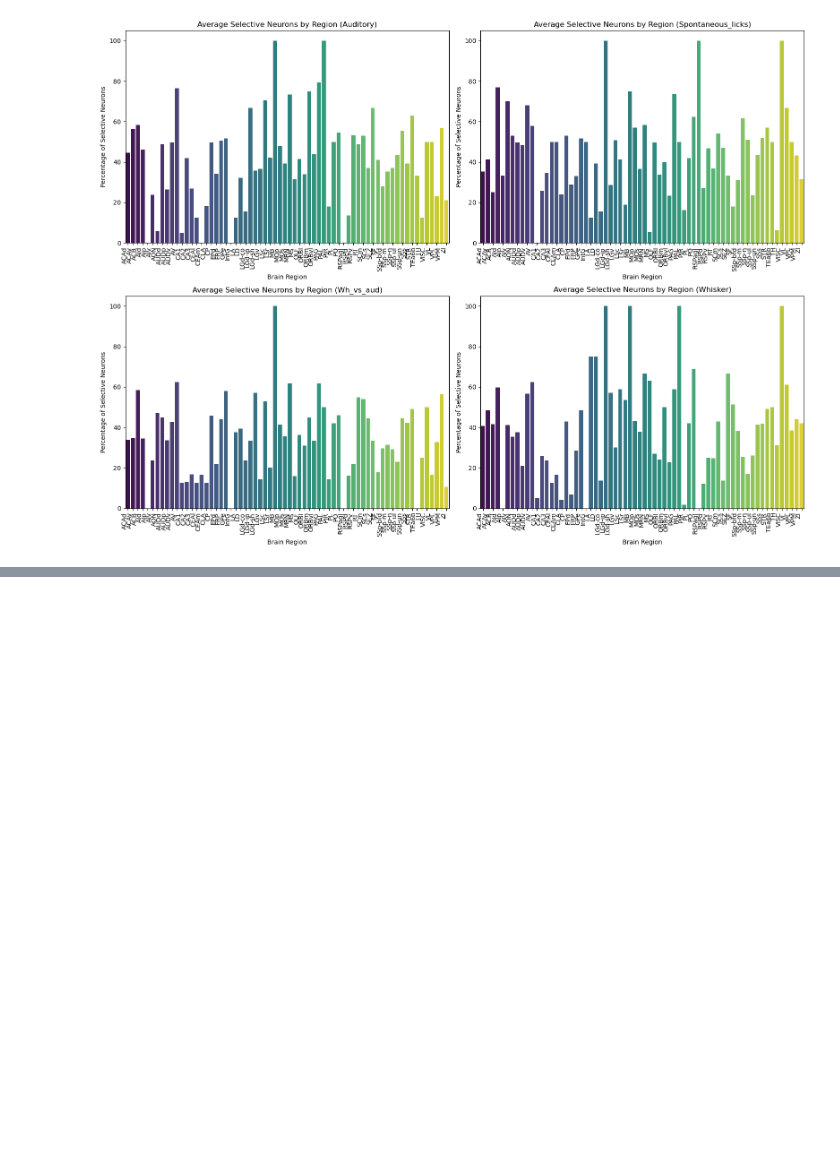
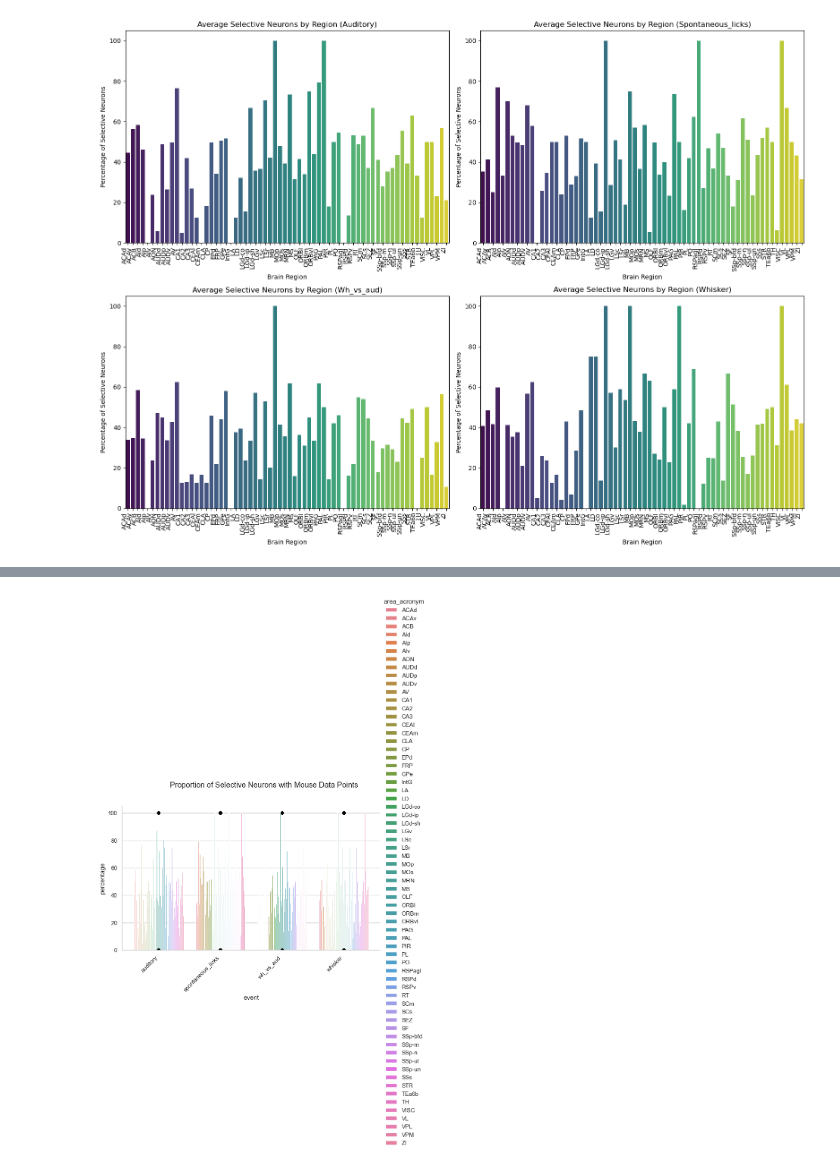
Before and after one commit to shrinidhivelan/Selectivity-Semester-project, a Jupyter notebook: Visualization_contexts.ipynb, the cells around one changed output, grey strips where cells are left out. Saved outputs shown, nothing was run; the diff lists cells and outputs as text; code cells hidden in the pictures; blank space fills up the shorter version.

```diff
--- a/Visualization_contexts.ipynb
+++ b/Visualization_contexts.ipynb
@@ -362,0 +415,29 @@ The `ci` parameter is deprecated. Use `errorbar=None` for the same effect.
+# %%
+total_neurons = df.groupby(['event', 'area_acronym']).size().reset_index(name='total_count')
+selective_neurons = df[df['selective']].groupby(['event', 'area_acronym']).size().reset_index(name='selective_count')
+merged_df = pd.merge(total_neurons, selective_neurons, on=['event', 'area_acronym'], how='left').fillna(0)
+merged_df['percentage'] = (merged_df['selective_count'] / merged_df['total_count']) * 100
+
+# Plot with bar plot and mouse dots
+g = sns.catplot(
+    data=merged_df, kind="bar",
+    x="event", y="percentage", hue="area_acronym",
+    height=5, aspect=1.5, sharey=False
+)
+
+# Add scatter plot with individual mouse data points
+for i, (event, group) in enumerate(df.groupby('event')):
+    # Plotting the dots for each mouse_id in the respective event
+    for _, row in group.iterrows():
+        plt.plot(event, row['selective'] * 100, marker='o', markersize=5, color='black')  # Dots for individual mice
+
+# Adjust titles and spacing
+g.fig.subplots_adjust(top=0.85)  # Adjust top margin for title
+g.fig.suptitle('Proportion of Selective Neurons with Mouse Data Points')  # Overall title
+
+# Rotate x-axis labels
+plt.xticks(rotation=45, ha='right')
+
+plt.show()
+# %% [output]
+[figure, added]
```
Also changed, not shown: parts of 5 cells of this notebook, 1 other file.
